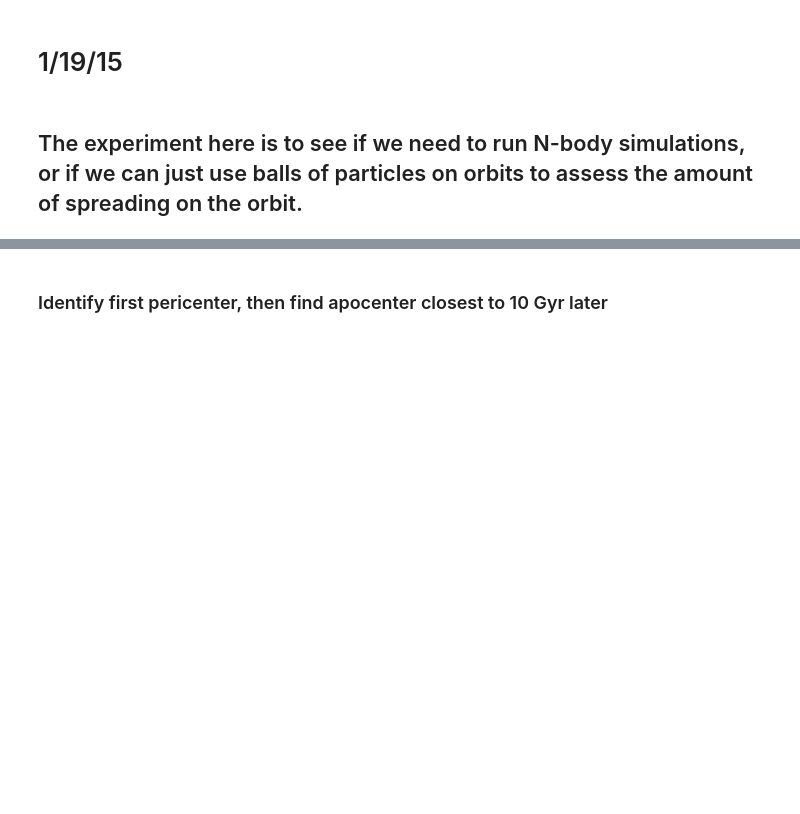
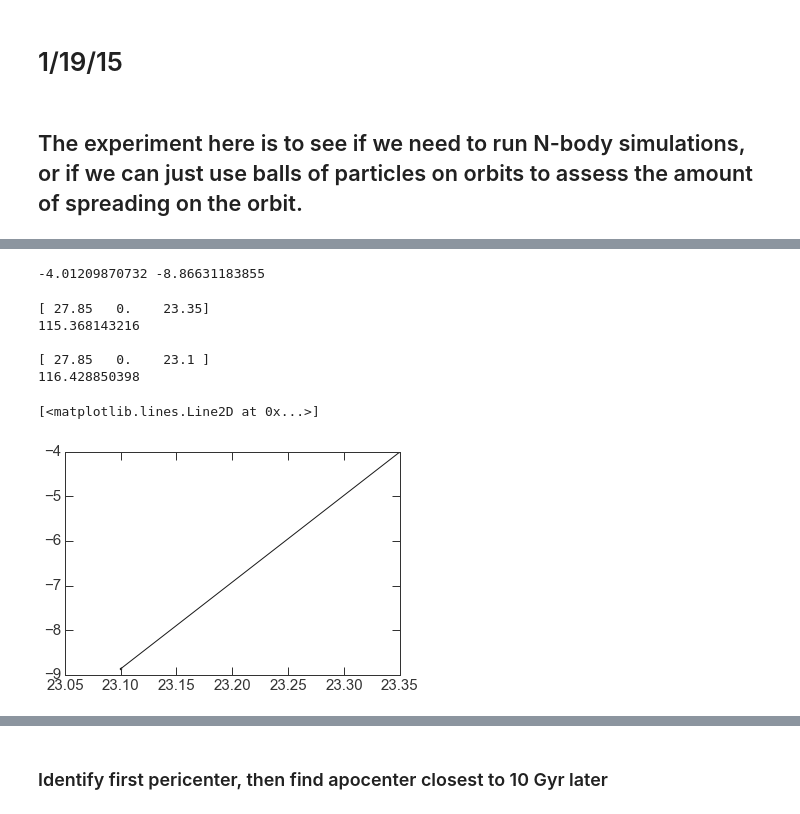
Before and after one commit to adrn/StreamMorphology, a Jupyter notebook: notebooks/Balls of particles.ipynb, the cells around one changed output, grey strips where cells are left out. Drawn from its saved outputs; the diff is of its cells as text; code cells hidden in the pictures; blank space fills up the shorter version.

```diff
--- a/notebooks/Balls of particles.ipynb
+++ b/notebooks/Balls of particles.ipynb
@@ -27,0 +53,29 @@ slow_fast_w0 = np.array([[-17.504234723,-17.2283745157,-9.07711397761,0.07219921
+# %%
+col,rows = 28,(23,23.5)
+# col,rows = 8,(8,14)
+
+col_ix = w0[goody_ix,0] == w0[((w0[goody_ix,0] - col)**2).argmin(), 0]
+row_ix = (w0[goody_ix,2][col_ix] > rows[0]) & (w0[goody_ix,2][col_ix] < rows[1])
+
+print(fdiff[goody_ix][col_ix][row_ix].max(), fdiff[goody_ix][col_ix][row_ix].min())
+fast_w0 = w0[goody_ix][col_ix][row_ix][fdiff[goody_ix][col_ix][row_ix].argmax()]
+slow_w0 = w0[goody_ix][col_ix][row_ix][fdiff[goody_ix][col_ix][row_ix].argmin()]
+# %% [output]
+-4.01209870732 -8.86631183855
+# %%
+print(fast_w0[:3])
+print((fast_w0[4]*u.kpc/u.Myr).to(u.km/u.s).value)
+print()
+print(slow_w0[:3])
+print((slow_w0[4]*u.kpc/u.Myr).to(u.km/u.s).value)
+# %% [output]
+[ 27.85   0.    23.35]
+115.368143216
+
+[ 27.85   0.    23.1 ]
+116.428850398
+# %%
+plt.plot(w0[goody_ix][col_ix][row_ix][:,2], fdiff[goody_ix][col_ix][row_ix])
+# %% [output]
+[<matplotlib.lines.Line2D at 0x...>]
+[figure, added]
```
Also changed, not shown: parts of 69 cells of this notebook, 7 other files.
